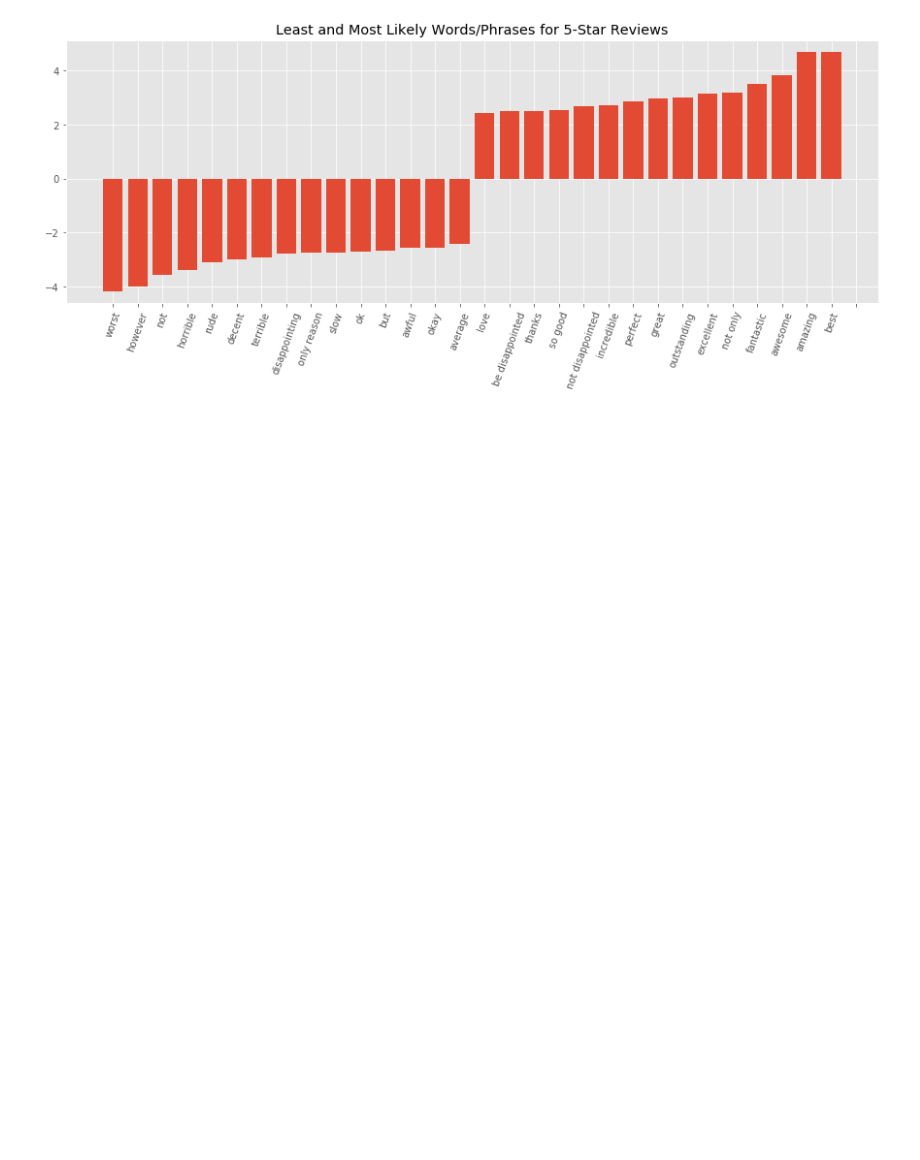
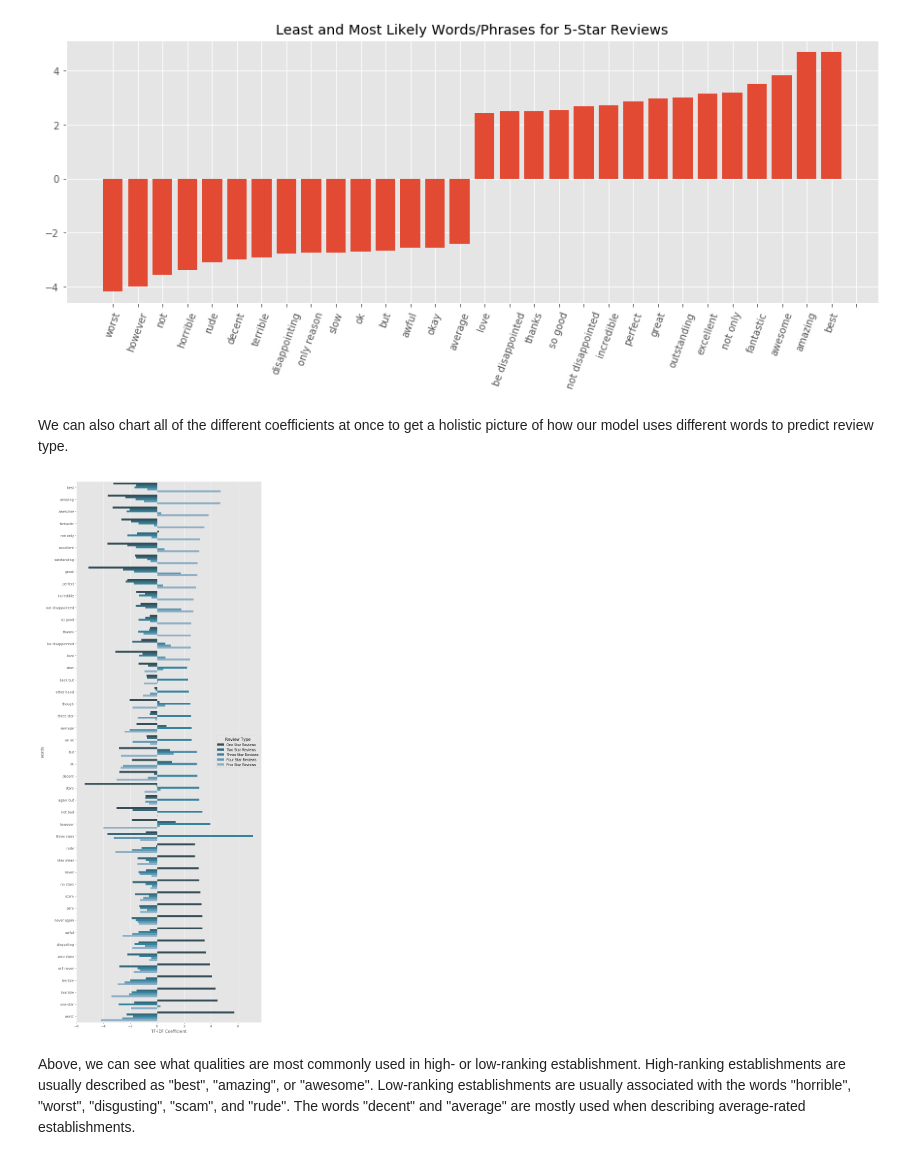
Before and after one commit to robaleman/misc-data-science-projects, a Jupyter notebook: Yelp-Rating-Classification.ipynb, the cells around one changed output. Drawn from its saved outputs; the diff is of its cells as text; code cells hidden in the pictures; blank space fills up the shorter version.

```diff
--- a/Yelp-Rating-Classification.ipynb
+++ b/Yelp-Rating-Classification.ipynb
@@ -195,3 +211,5 @@ for i in range(1,6):
 [figure]
 [figure]
 [figure]
+# %% [markdown]
+We can also chart all of the different coefficients at once to get a holistic picture of how our model uses different words to predict review type.
@@ -197,0 +260,6 @@ for i in range(1,6):
+# %%
+plot_all_coefficients(classifier, vectorizer.get_feature_names())
+# %% [output]
+[figure, added]
+# %% [markdown]
+Above, we can see what qualities are most commonly used in high- or low-ranking establishment. High-ranking establishments are usually described as "best", "amazing", or "awesome". Low-ranking establishments are usually associated with the words "horrible", "worst", "disgusting", "scam", and "rude". The words "decent" and "average" are mostly used when describing average-rated establishments.
```
Also changed, not shown: parts of 10 cells of this notebook.
